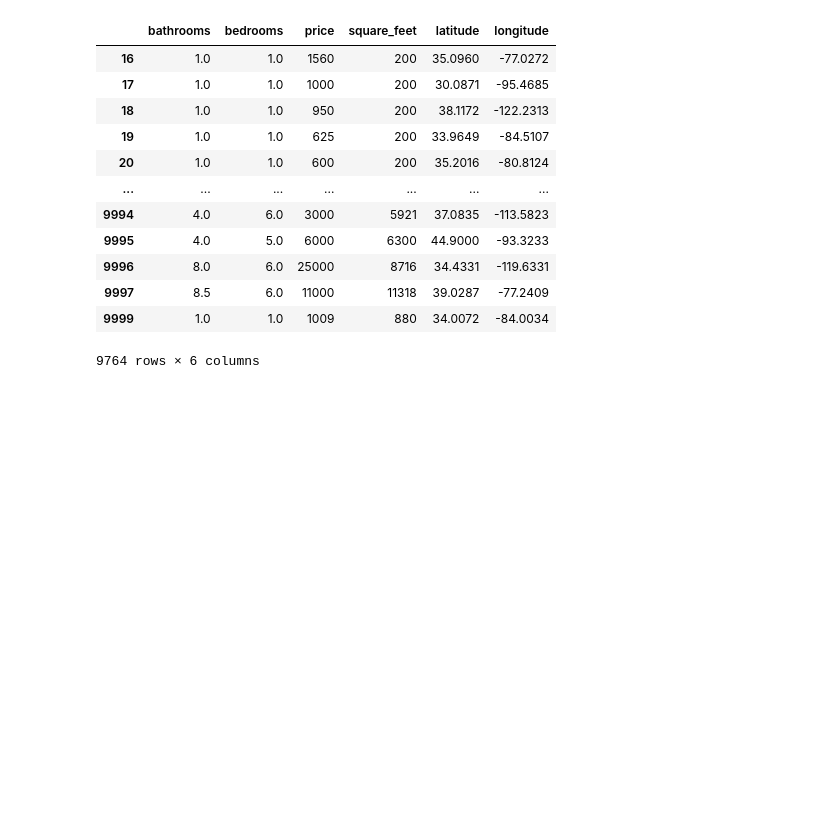
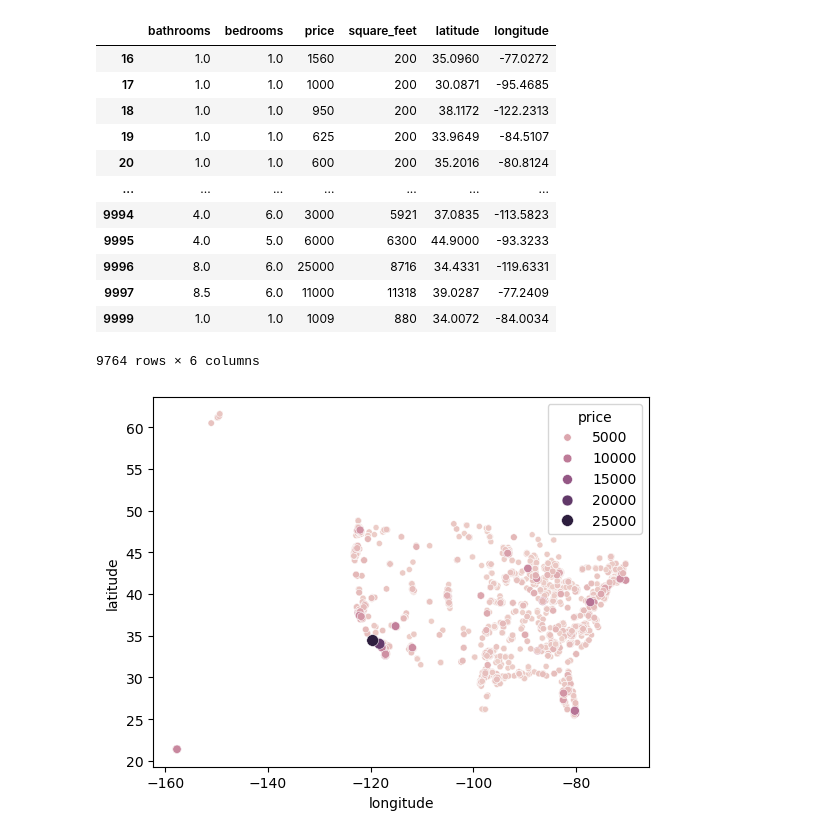
Before and after one commit to metro7/ML-Final-Project, a Jupyter notebook: ML-Final-Project.ipynb, the cells around one changed output. Cells and saved outputs as stored; diff of their text form; code cells hidden in the pictures; blank space fills up the shorter version.

Commit message:
data visualization

```diff
--- a/ML-Final-Project.ipynb
+++ b/ML-Final-Project.ipynb
@@ -96,3 +96,11 @@ display(apartment_df)
 | 9997 | 8.5 | 6.0 | 11000 | 11318 | 39.0287 | -77.2409 |
 | 9999 | 1.0 | 1.0 | 1009 | 880 | 34.0072 | -84.0034 |
 9764 rows × 6 columns
+# %%
+
+sns.scatterplot(data=apartment_df, x='longitude', y='latitude', hue='price', size='price')
+
+plt.legend(title="price")
+plt.show()
+# %% [output]
+[figure, added]
```
Also changed, not shown: parts of 2 cells of this notebook.
